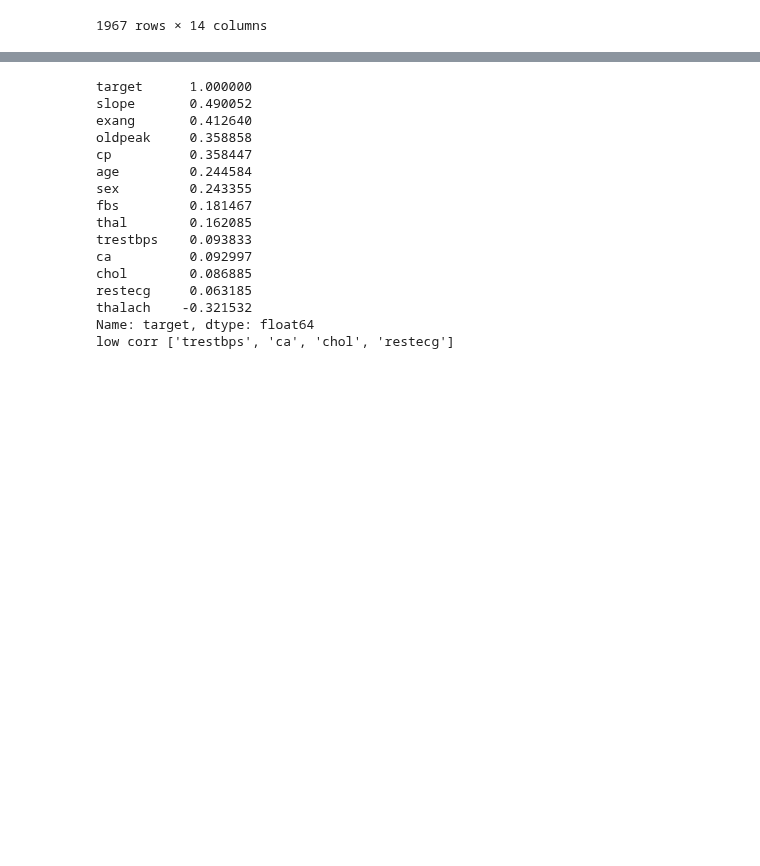
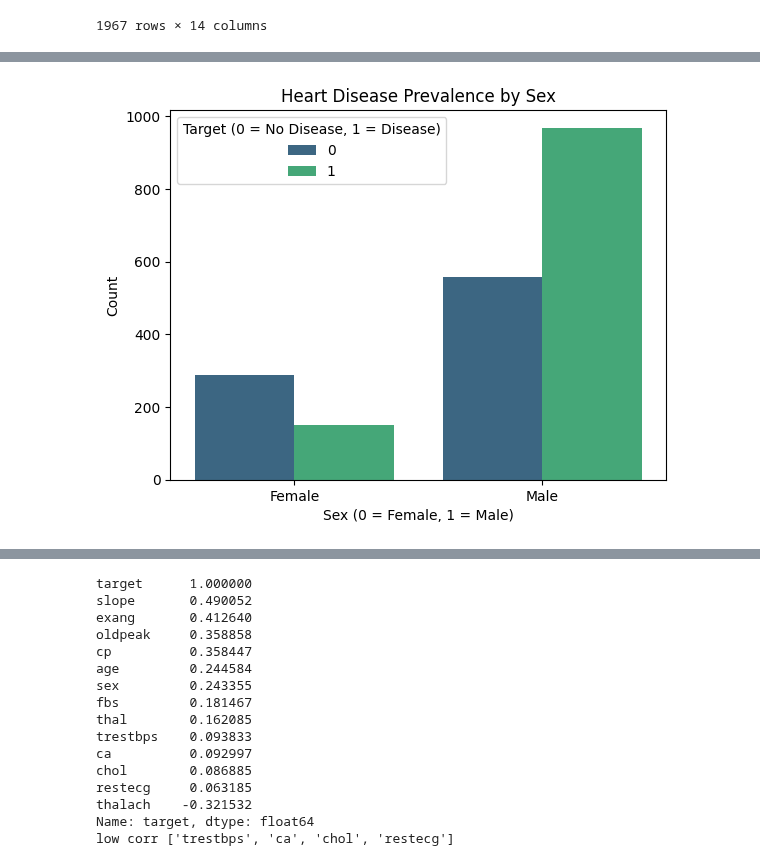
Before and after one commit to MarcusABertli/heart-disease-project, a Jupyter notebook: heart_disease_project.ipynb, the cells around one changed output, grey strips where cells are left out. Saved outputs shown, nothing was run; the diff lists cells and outputs as text; code cells hidden in the pictures; blank space fills up the shorter version.

```diff
--- a/heart_disease_project.ipynb
+++ b/heart_disease_project.ipynb
@@ -102,0 +130,10 @@ df['target'] = df['target'].apply(lambda x: 1 if x > 0 else 0)
+# %%
+sns.countplot(data=df, x='sex', hue='target', palette='viridis')
+plt.title('Heart Disease Prevalence by Sex')
+plt.xlabel('Sex (0 = Female, 1 = Male)')
+plt.ylabel('Count')
+plt.xticks(ticks=[0, 1], labels=['Female', 'Male'])
+plt.legend(title='Target (0 = No Disease, 1 = Disease)')
+plt.show()
+# %% [output]
+[figure, added]
```
Also changed, not shown: parts of 14 cells of this notebook.
